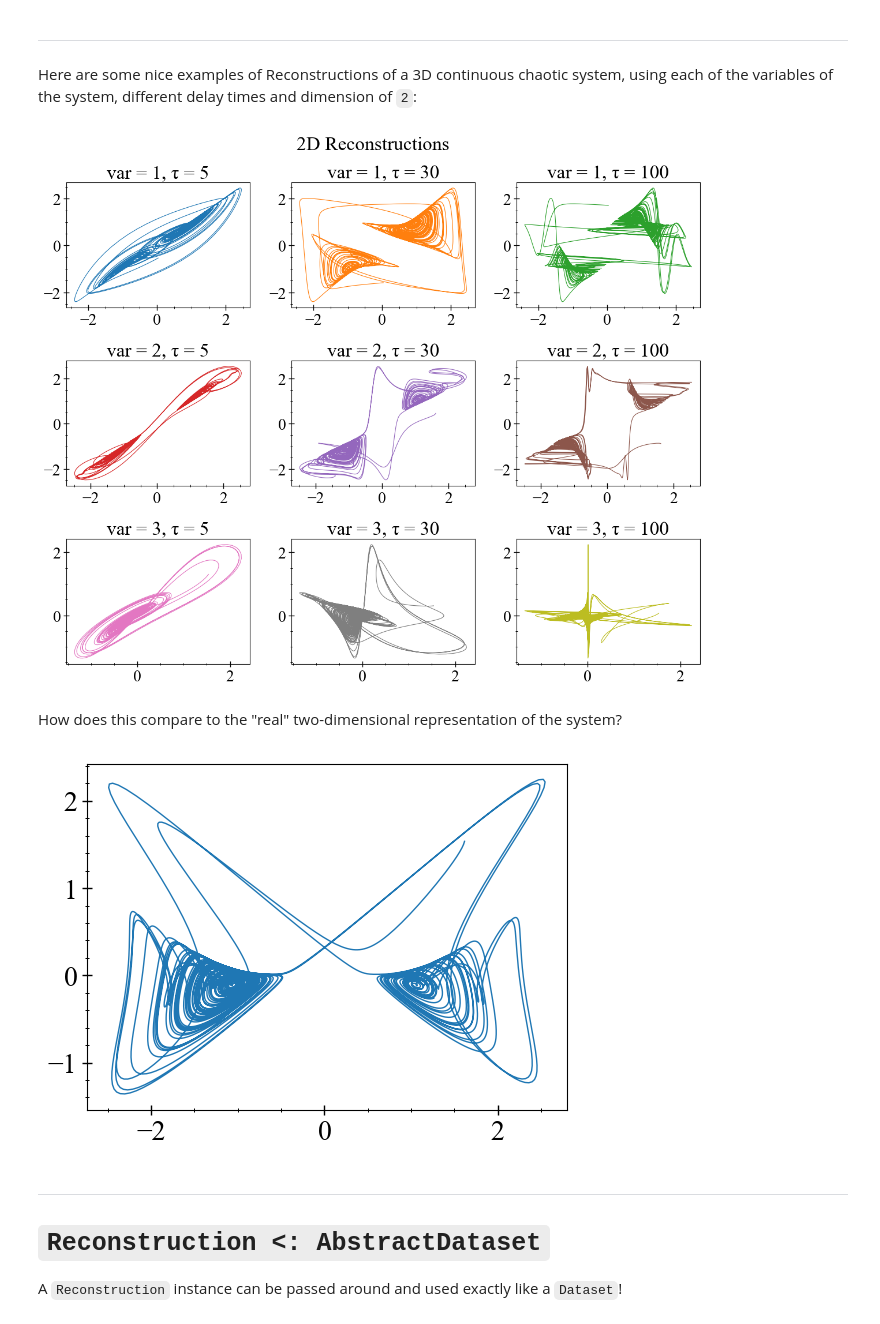
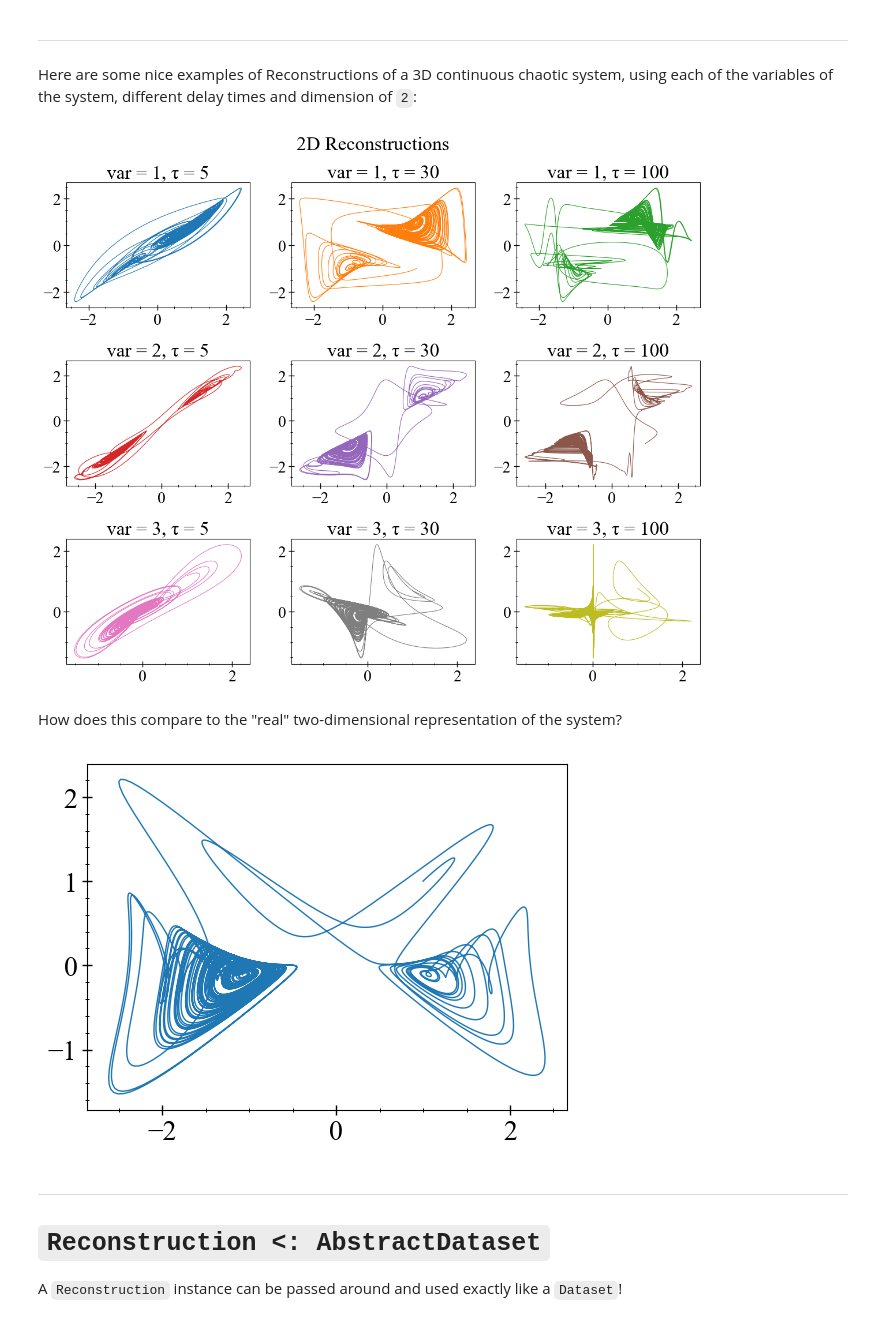
Before and after one commit to xorJane/tutorials, a Jupyter notebook: 6. Delay Coordinates.ipynb, the cells around one changed output. Saved outputs shown, nothing was run; the diff lists cells and outputs as text; code cells hidden in the pictures.

```diff
--- a/6. Delay Coordinates.ipynb
+++ b/6. Delay Coordinates.ipynb
@@ -64,36 +64,36 @@ Here are some nice examples of Reconstructions of a 3D continuous chaotic system
 # %%
 using DynamicalSystems, PyPlot
 
-ds = Systems.gissinger() # 3D continuous chaotic system. Similar to Lorenz
+ds = Systems.gissinger(ones(3)) # 3D continuous chaotic system. Similar to Lorenz
 dt = 0.05
 data = trajectory(ds, 1000.0, dt = dt)
 
 xyz = columns(data)
 
 figure(figsize = (12,10))
 k = 1
 for i in 1:3
     for τ in [5, 30, 100]
         R = Reconstruction(xyz[i], 2, τ)
         ax = subplot(3,3,k)
         plot(R[:, 1], R[:, 2], color = "C$(k-1)", lw = 0.8)
         title("var = $i, τ = $τ")
         k+=1
     end
 end
 
 tight_layout()
 suptitle("2D Reconstructions")
 subplots_adjust(top=0.9);
 # %% [output]
-[figure, old version]
+[figure, new version]
 # %% [markdown]
 How does this compare to the "real" two-dimensional representation of the system?
 # %%
 figure(figsize=(6,4))
 plot(data[:, 2], data[:, 3], lw=1.0);
 # %% [output]
-[figure, old version]
+[figure, new version]
 # %% [markdown]
 ---
 
```
Also changed, not shown: parts of 15 cells of this notebook, 7 other files.
